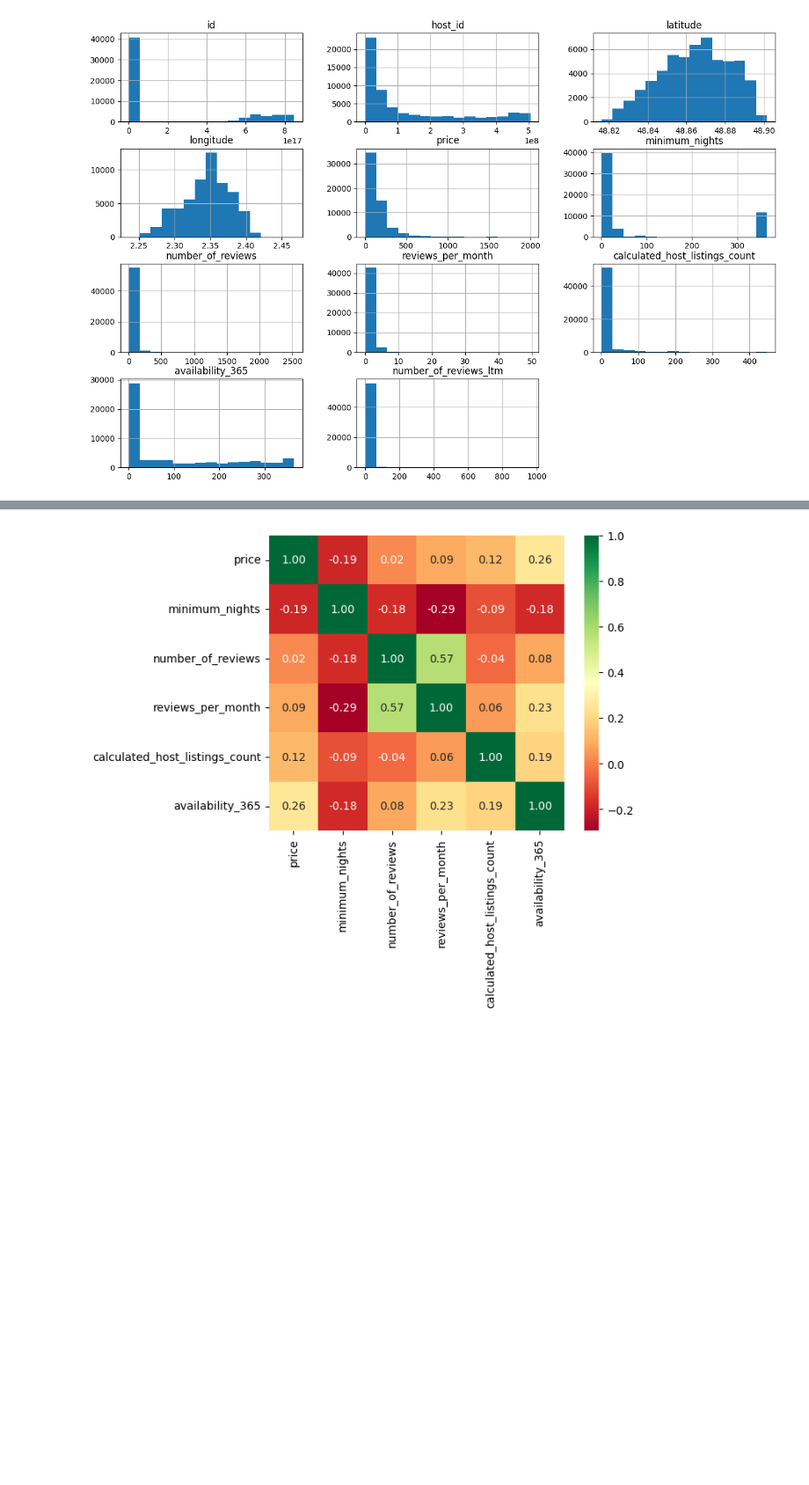
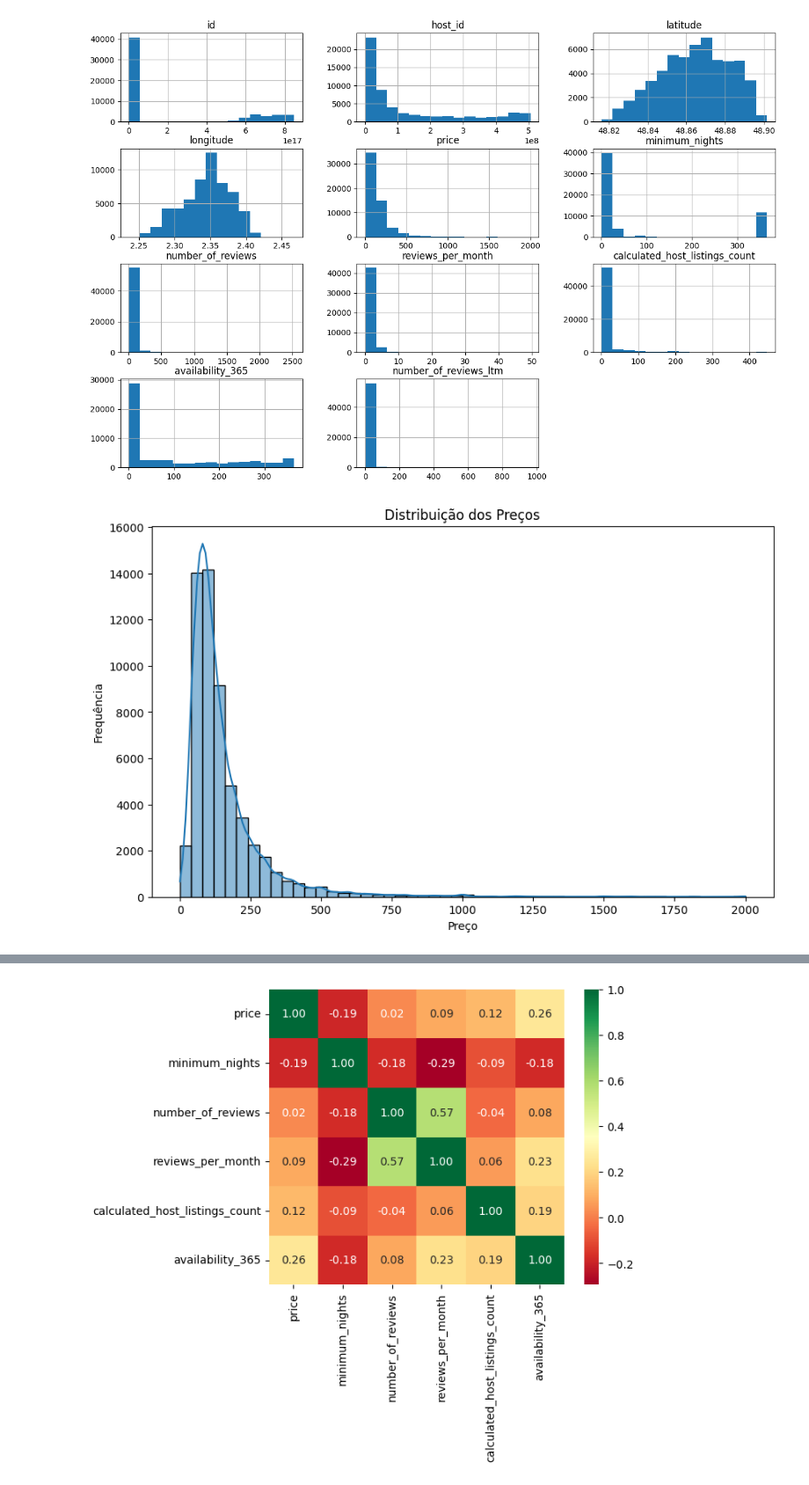
Before and after one commit to Rosilanny/Data_Science, a Jupyter notebook: Projeto_1_Analisando_os_Dados_do_Airbnb_(Paris).ipynb, the cells around one changed output, grey strips where cells are left out. Shown at 88% size. Saved outputs shown, nothing was run; the diff lists cells and outputs as text; code cells hidden in the pictures; blank space fills up the shorter version.

```diff
--- a/Projeto_1_Analisando_os_Dados_do_Airbnb_(Paris).ipynb
+++ b/Projeto_1_Analisando_os_Dados_do_Airbnb_(Paris).ipynb
@@ -138,6 +159,9 @@ Com base nos números acima tem se que :
 * A variável `license` possue valor nulo em quase  33% das linhas.
 * As variáveis `reviews_per_month` e `last_review` possuem valores nulos em quase  20% das linhas.
 * As variáveis `name` e `host_name` têm menos de 0,1% dos valores nulos.
+# %%
+# Remover duplicatas
+df_paris = df_paris.drop_duplicates()
 # %% [markdown]
 ### **Q3. Qual o tipo de distribuição das variáveis?**
 
@@ -250,3 +274,13 @@ df_paris_clean.drop('neighbourhood_group', axis=1, inplace=True)
 df_paris_clean.hist(bins=15, figsize=(15,10));
 # %% [output]
 [figure]
+# %%
+# Histograma dos preços com uma melhor visualização
+plt.figure(figsize=(10, 6))
+sns.histplot(df_paris_clean['price'], bins=50, kde=True)
+plt.title('Distribuição dos Preços')
+plt.xlabel('Preço')
+plt.ylabel('Frequência')
+plt.show()
+# %% [output]
+[figure, added]
```
Also changed, not shown: parts of 29 cells of this notebook.
